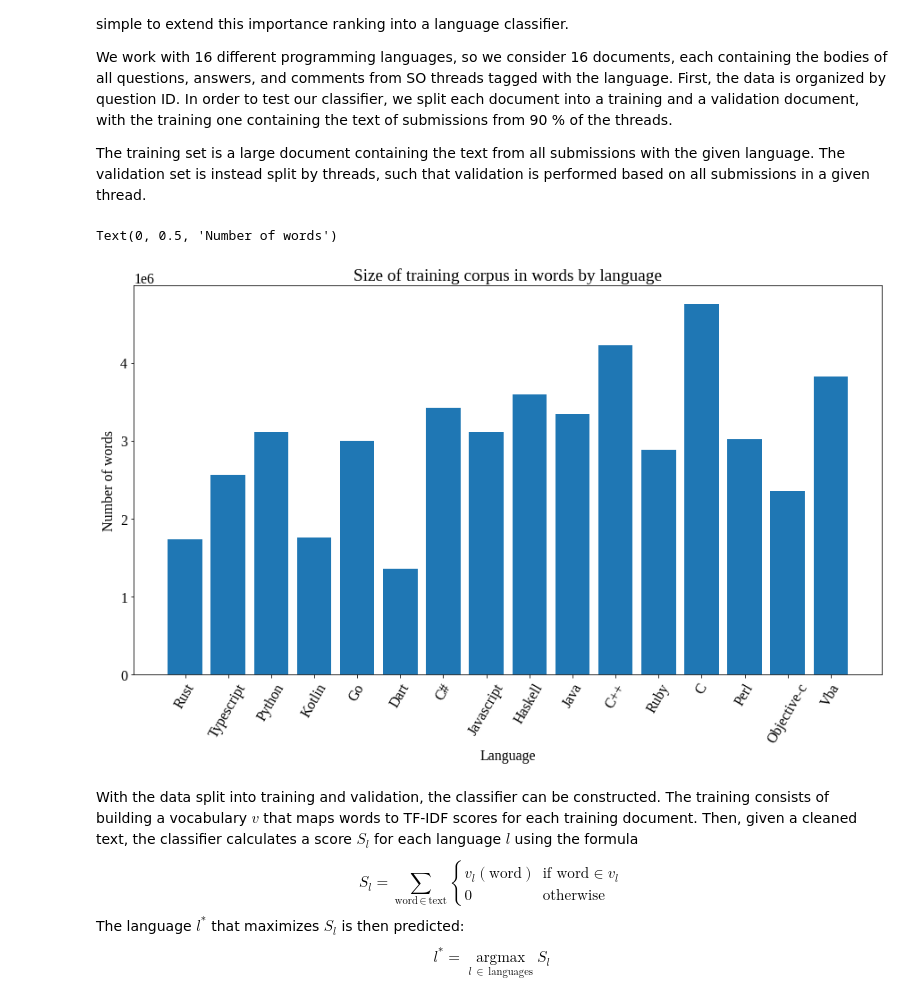
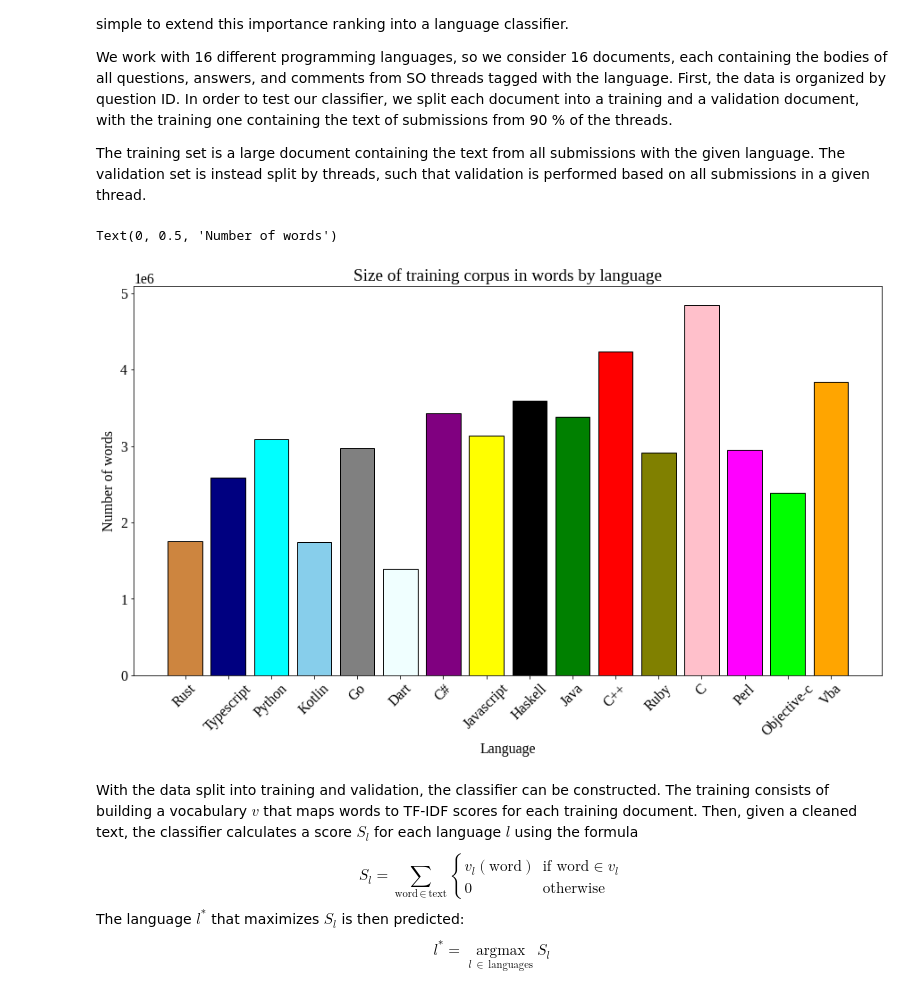
Before and after one commit to asgerius/css-project, a Jupyter notebook: Assignment.ipynb, the cells around one changed output. Cells and saved outputs as stored; diff of their text form; code cells hidden in the pictures.

```diff
--- a/Assignment.ipynb
+++ b/Assignment.ipynb
@@ -205,23 +225,3 @@ mpl.rcParams["font.family"] = "Liberation Serif"
-# %%
-# Selected language and how loved they were according to the 2020 Stack Overflow developer survey
-loved_languages = {
-    "rust":        86.1,
-    "typescript":  67.1,
-    "python":      66.7,
-    "kotlin":      62.9,
-    "go":          62.3,
-    "dart":        62.1,
-    "c#":          59.7,
-    "javascript":  58.3,
-    "haskell":     51.7,
-    "java":        44.1,
-    "c++":         43.4,
-    "ruby":        42.9,
-    "c":           33.1,
-    "perl":        28.6,
-    "objective-c": 23.4,
-    "vba":         19.6,
-}
 # %%
 # Collect all data into single dataframe
 qdfs = list()
@@ -328,7 +328,7 @@ def sclean(text: str) -> str:
     text = re.sub(sw, "", text)
     # Remove html tags
     text = re.sub(r"<.*?>", "", text)
-    return text.lower()
+    return text
 
 words = sum(len(body.split()) for body in so.body)
 chars = sum(len(body) for body in so.body)
@@ -418,6 +418,15 @@ for i, (lab, dat) in enumerate(zip(("No cleaning", "Classification cleaning", "S
     qx, qdist = bins(np.array([len(text.split()) for text in dat[so.type=="q"]]))
     ax, adist = bins(np.array([len(text.split()) for text in dat[so.type=="a"]]))
     cx, cdist = bins(np.array([len(text.split()) for text in dat[so.type=="c"]]))
+    with open(os.path.join("data", lab.replace(" ", "") + ".json"), "w") as f:
+        json.dump({
+            "qx": qx.tolist(),
+            "qdist": qdist.tolist(),
+            "ax": ax.tolist(),
+            "adist": adist.tolist(),
+            "cx": cx.tolist(),
+            "cdist": cdist.tolist(),
+        }, f)
 
     ax_.plot(qx, qdist, marker=".", ms=10, label="Questions")
     ax_.plot(ax, adist, marker=".", ms=10, label="Answers")
@@ -1103,15 +1080,21 @@ for lang in tqdm(loved_languages):
 # %%
 # Corpus size distribution
 fig = plt.figure(figsize=(15, 8))
 ax = fig.add_subplot(111)
-ax.bar(range(len(loved_languages)), [len(corpus) for corpus in train_texts.values()], tick_label=[x.capitalize() for x in train_texts])
-ax.tick_params(axis="x", rotation=60)
+ax.bar(
+    range(len(loved_languages)),
+    [len(corpus) for corpus in train_texts.values()],
+    tick_label=[x.capitalize() for x in train_texts],
+    color=language_colors.values(),
+    edgecolor="black",
+)
+ax.tick_params(axis="x", rotation=45)
 ax.set_title("Size of training corpus in words by language")
 ax.set_xlabel("Language")
 ax.set_ylabel("Number of words")
 # %% [output]
 Text(0, 0.5, 'Number of words')
-[figure, old version]
+[figure, new version]
 # %% [markdown]
 With the data split into training and validation, the classifier can be constructed.
 The training consists of building a vocabulary $v$ that maps words to TF-IDF scores for each training document.
```
Also changed, not shown: parts of 23 cells of this notebook, 7 other files.
